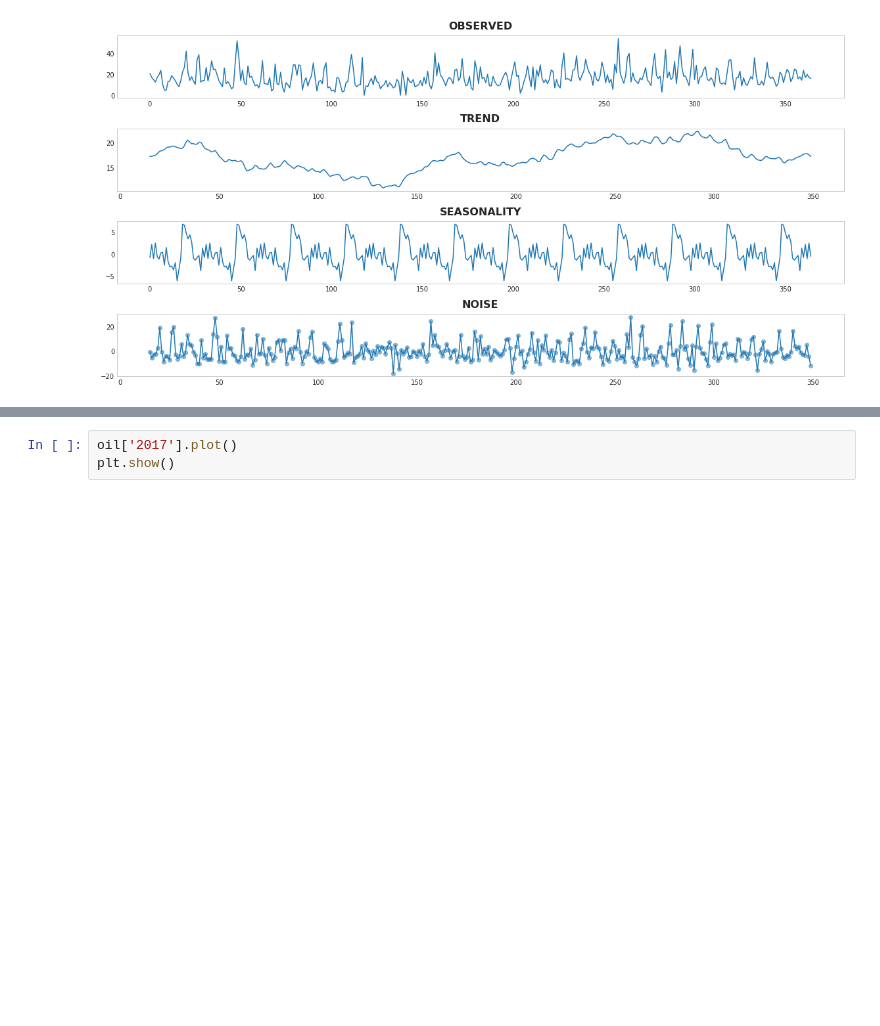
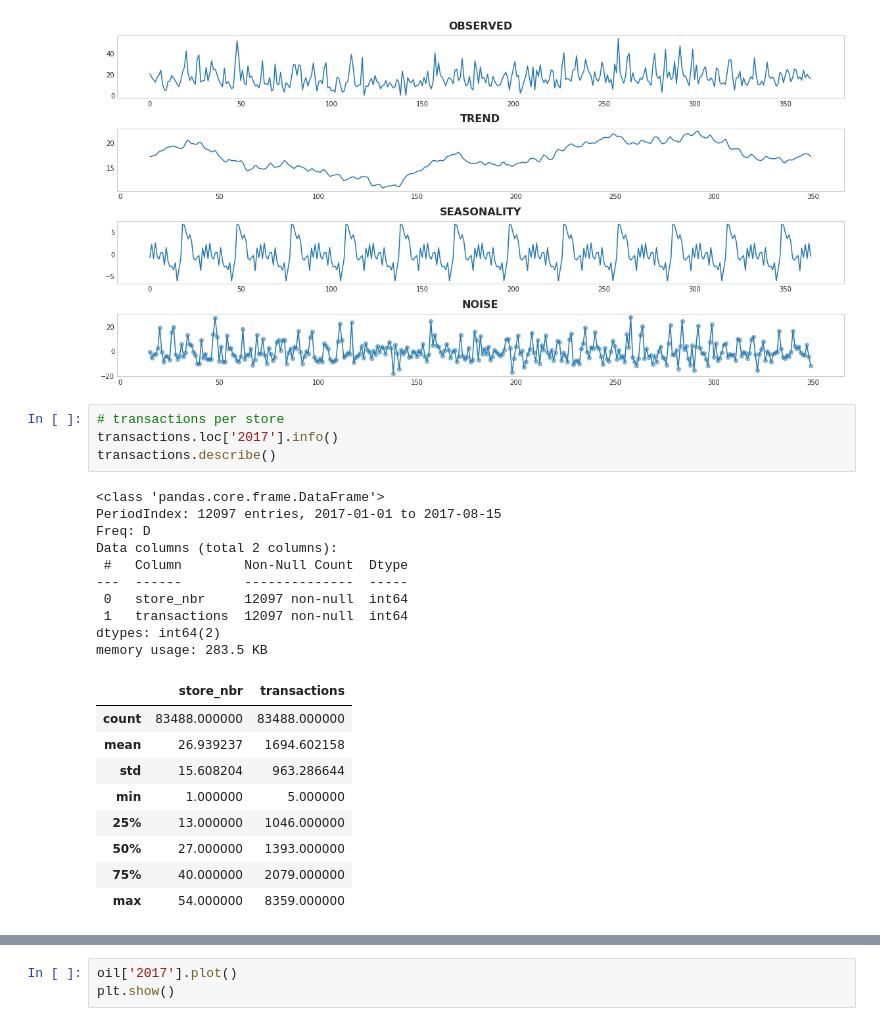
Before and after one commit to cristianBMJ/ClassificationStar, a Jupyter notebook: time-series-store-sales.ipynb, the cells around one changed output, grey strips where cells are left out. Drawn from its saved outputs; the diff is of its cells as text; blank space fills up the shorter version.

```diff
--- a/time-series-store-sales.ipynb
+++ b/time-series-store-sales.ipynb
@@ -208,4 +212,28 @@ def decompose_bike_sharing_demand(df, share_type='sales', samples=250, period=30
 decompose_bike_sharing_demand(store_sales, samples= 365, period = 30 )
 # %% [output]
 [figure]
+# %%
+# transactions per store
+transactions.loc['2017'].info()
+transactions.describe()
+# %% [output]
+<class 'pandas.core.frame.DataFrame'>
+PeriodIndex: 12097 entries, 2017-01-01 to 2017-08-15
+Freq: D
+Data columns (total 2 columns):
+ #   Column        Non-Null Count  Dtype
+---  ------        --------------  -----
+ 0   store_nbr     12097 non-null  int64
+ 1   transactions  12097 non-null  int64
+dtypes: int64(2)
+memory usage: 283.5 KB
+|  | store_nbr | transactions |
+| count | 83488.000000 | 83488.000000 |
+| mean | 26.939237 | 1694.602158 |
+| std | 15.608204 | 963.286644 |
+| min | 1.000000 | 5.000000 |
+| 25% | 13.000000 | 1046.000000 |
+| 50% | 27.000000 | 1393.000000 |
+| 75% | 40.000000 | 2079.000000 |
+| max | 54.000000 | 8359.000000 |
 # %%
```
Also changed, not shown: parts of 29 cells of this notebook.
